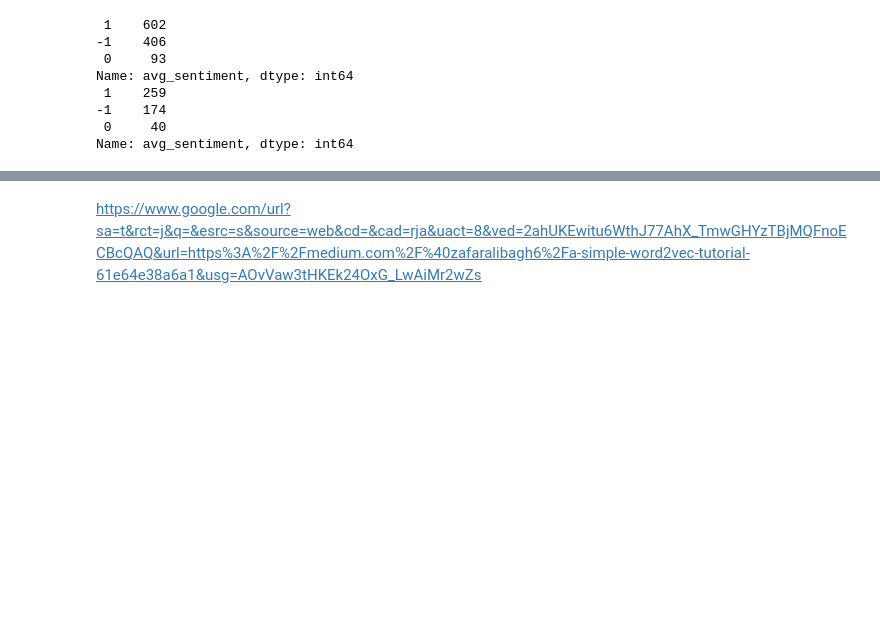
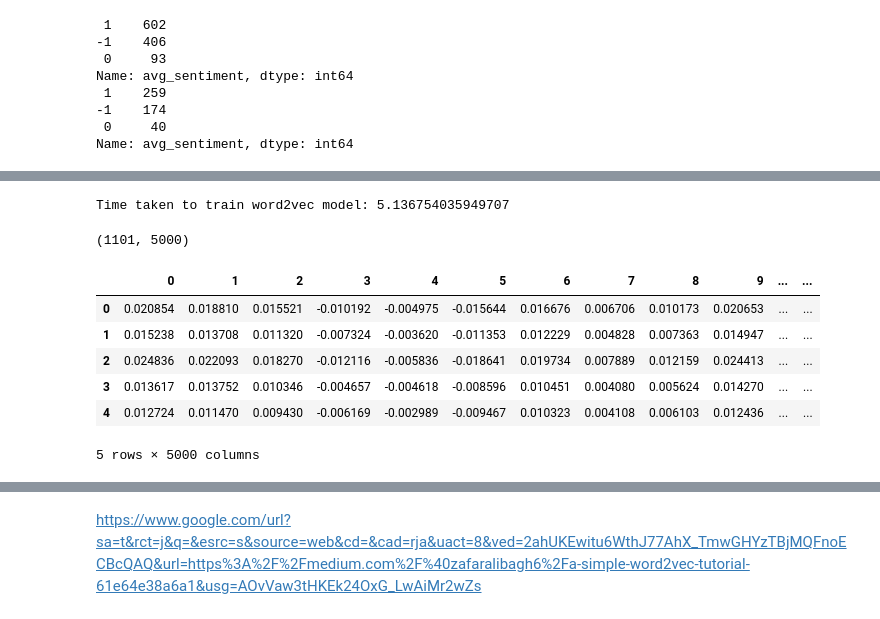
Before and after one commit to nitanshjain/twitter_data_analysis, a Jupyter notebook: word_embeddings.ipynb, the cells around one changed output, grey strips where cells are left out. Drawn from its saved outputs; the diff is of its cells as text; code cells hidden in the pictures; blank space fills up the shorter version.

```diff
--- a/word_embeddings.ipynb
+++ b/word_embeddings.ipynb
@@ -109,0 +136,51 @@ Name: avg_sentiment, dtype: int64
+# %%
+from gensim.models import Word2Vec
+import time
+
+OUTPUT_FOLDER = '/Users/nitanshjain/Documents/Thapar 4th Sem/Machine Learing/Machine_Learning_Project/'
+
+start_time = time.time()
+tokens = pd.Series(tweets_df['stemmed_tokens']).values
+# print(tokens)
+word2vec_model_file = OUTPUT_FOLDER + 'word2vec_' + str(5000) + '.model'
+
+w2v_model = Word2Vec(tokens, min_count=1, vector_size=5000, window=5, workers=4, sg=2)
+print("Time taken to train word2vec model: " + str(time.time() - start_time))
+w2v_model.save(word2vec_model_file)
+# %% [output]
+Time taken to train word2vec model: 5.136754035949707
+# %%
+def create_file(create_file, model_file, x):
+    sg_w2v_model = Word2Vec.load(model_file)
+
+    with open(create_file, 'w+') as word2vec_file:
+        for index, row in x.iterrows():
+            model_vector = (np.mean([sg_w2v_model.wv[token] for token in row['stemmed_tokens']], axis=0)).tolist()
+            if index == 0:
+                header = ",".join(str(ele) for ele in range(5000))
+                word2vec_file.write(header)
+                word2vec_file.write("\n")
+
+            if type(model_vector) is list:
+                line1 = ",".join( [str(vector_element) for vector_element in model_vector] )
+            else:
+                line1 = ",".join([str(0) for i in range(5000)])
+            word2vec_file.write(line1)
+            word2vec_file.write('\n')
+
+    df = pd.read_csv(create_file)
+    return df
+# %%
+word2vec_train_filename = OUTPUT_FOLDER + 'word2vec_train_' + str(5000) + '.csv'
+word2vec_train_df = create_file(word2vec_train_filename, word2vec_model_file, x_train)
+print(word2vec_train_df.shape)
+word2vec_train_df.head()
+# %% [output]
+(1101, 5000)
+|  | 0 | 1 | 2 | 3 | 4 | 5 | 6 | 7 | 8 | 9 | ... | ... |
+| 0 | 0.020854 | 0.018810 | 0.015521 | -0.010192 | -0.004975 | -0.015644 | 0.016676 | 0.006706 | 0.010173 | 0.020653 | ... | ... |
+| 1 | 0.015238 | 0.013708 | 0.011320 | -0.007324 | -0.003620 | -0.011353 | 0.012229 | 0.004828 | 0.007363 | 0.014947 | ... | ... |
+| 2 | 0.024836 | 0.022093 | 0.018270 | -0.012116 | -0.005836 | -0.018641 | 0.019734 | 0.007889 | 0.012159 | 0.024413 | ... | ... |
+| 3 | 0.013617 | 0.013752 | 0.010346 | -0.004657 | -0.004618 | -0.008596 | 0.010451 | 0.004080 | 0.005624 | 0.014270 | ... | ... |
+| 4 | 0.012724 | 0.011470 | 0.009430 | -0.006169 | -0.002989 | -0.009467 | 0.010323 | 0.004108 | 0.006103 | 0.012436 | ... | ... |
+5 rows × 5000 columns
```
Also changed, not shown: parts of 13 cells of this notebook, 2 other files.
